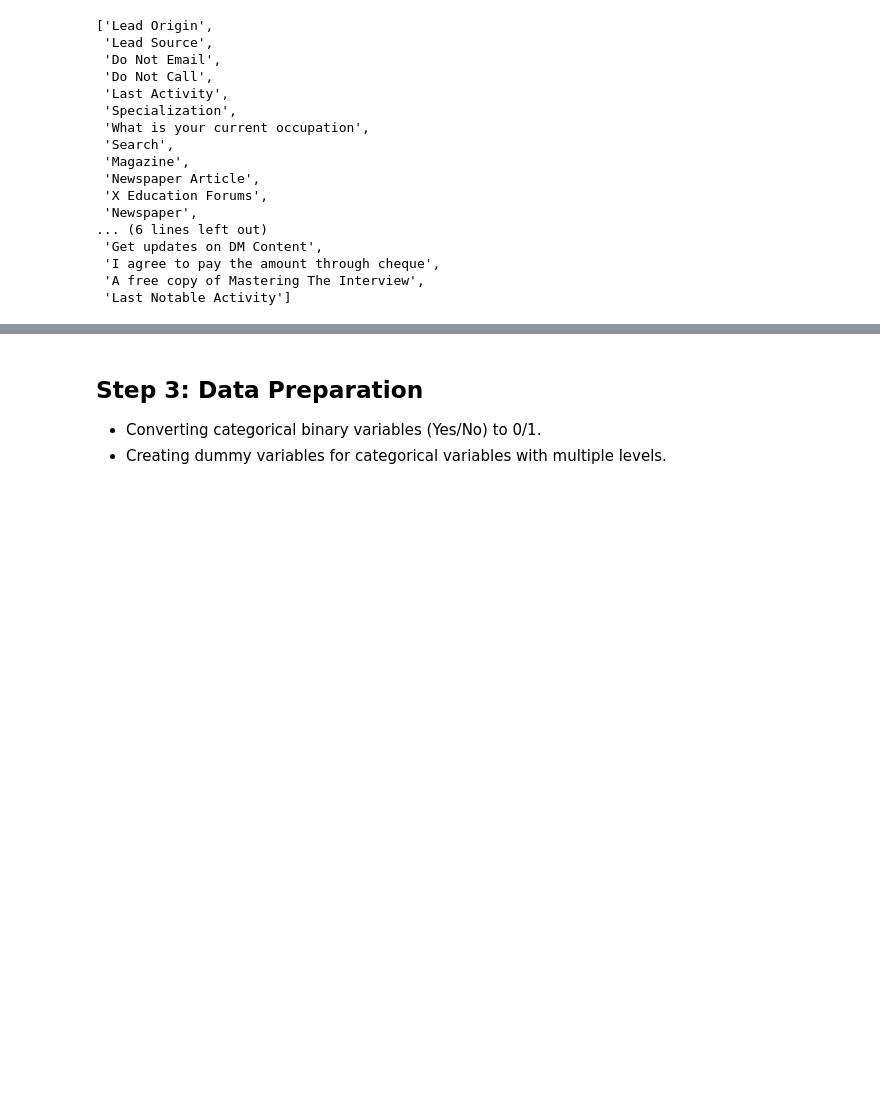
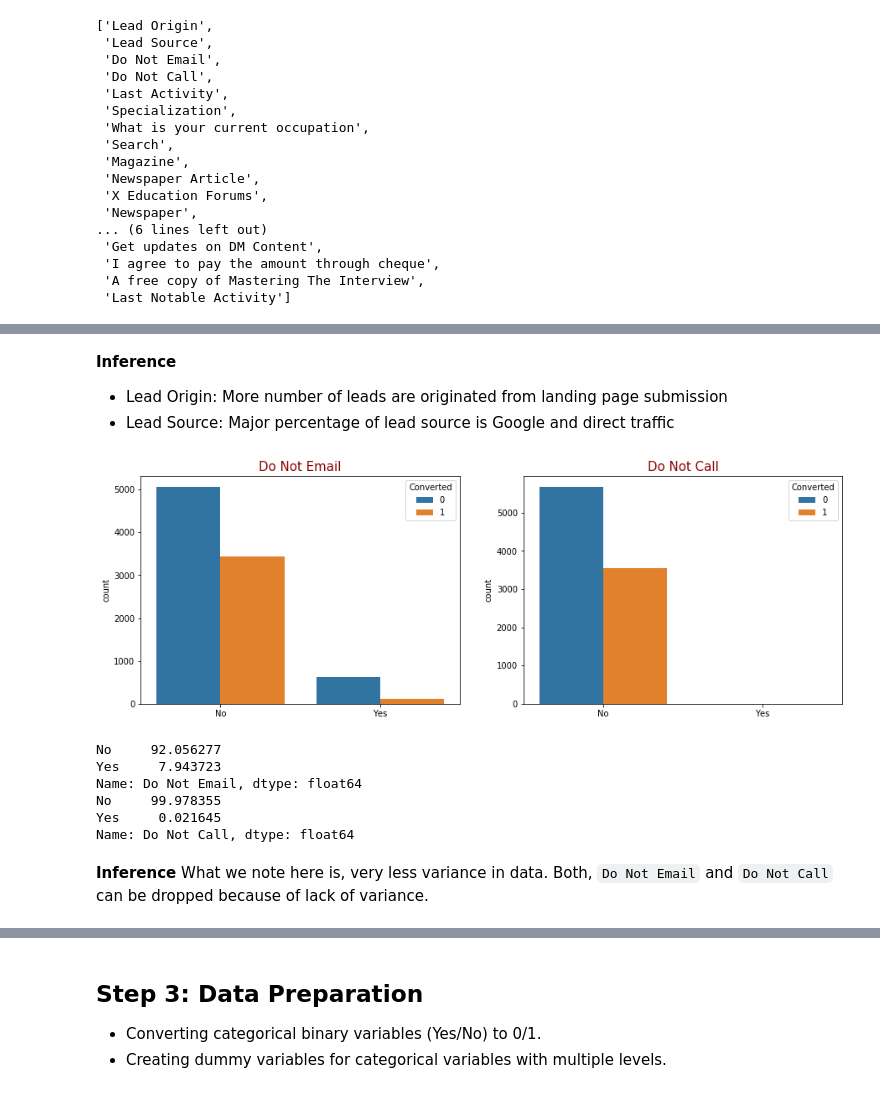
Before and after one commit to shaunakbatra/Project, a Jupyter notebook: Lead Scoring Case Study.ipynb, the cells around one changed output, grey strips where cells are left out. Cells and saved outputs as stored; diff of their text form; code cells hidden in the pictures; blank space fills up the shorter version.

Commit message:
Completed ploting uni,bi and multivariate, yet to write some inferences

```diff
--- a/Lead Scoring Case Study.ipynb
+++ b/Lead Scoring Case Study.ipynb
@@ -839,0 +644,30 @@ plt.show()
+# %% [markdown]
+
+**Inference**
+- Lead Origin: More number of leads are originated from landing page submission
+- Lead Source: Major percentage of lead source is Google and direct traffic
+# %%
+#Count plots
+plt.figure(figsize=(15,5))
+for i, col in enumerate(categorical_cols[2:4]):
+    plt.subplot(1,2,i+1)
+    sns.countplot(df[col], hue = df["Converted"])
+    plt.title(col ,fontdict = title_font)
+    plt.xlabel('')
+
+plt.show()
+# %% [output]
+[figure, added]
+# %%
+print((df["Do Not Email"].value_counts(dropna = False)/df.shape[0])*100)
+print((df["Do Not Call"].value_counts(dropna = False)/df.shape[0])*100)
+# %% [output]
+No     92.056277
+Yes     7.943723
+Name: Do Not Email, dtype: float64
+No     99.978355
+Yes     0.021645
+Name: Do Not Call, dtype: float64
+# %% [markdown]
+**Inference**
+What we note here is, very less variance in data. Both, `Do Not Email` and `Do Not Call` can be dropped because of lack of variance.
```
Also changed, not shown: parts of 46 cells of this notebook.
